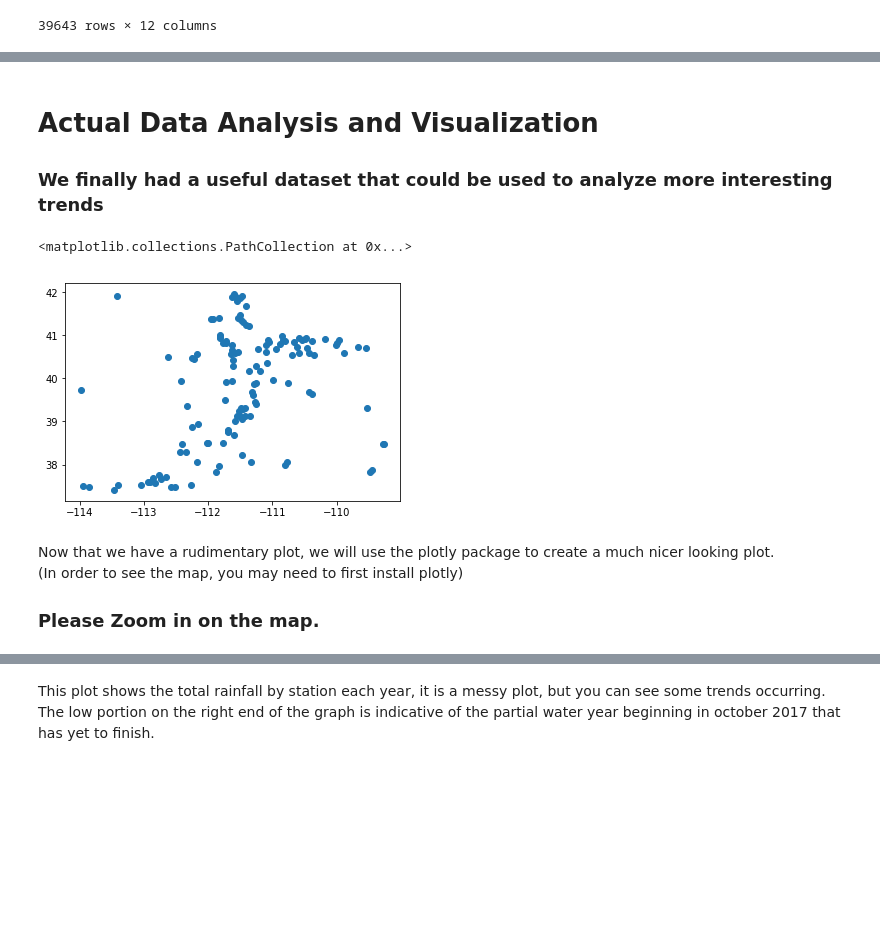
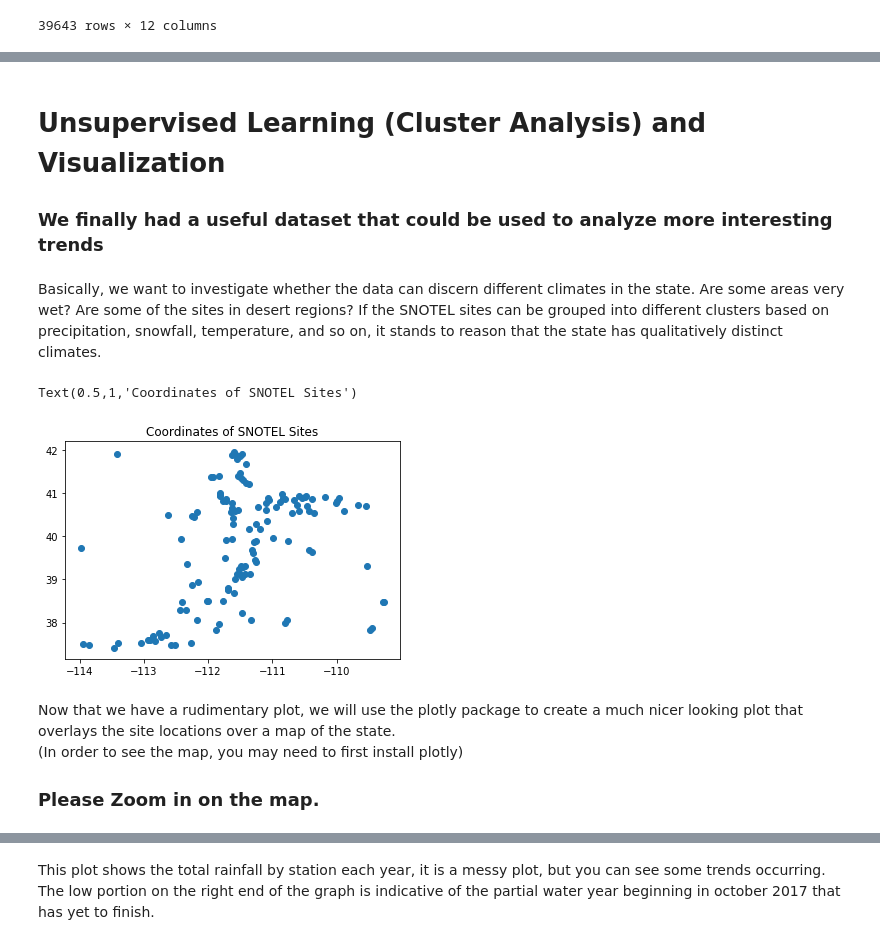
Before and after one commit to TravDraper/DS-Project, a Jupyter notebook: Snotel data project.ipynb, the cells around one changed output, grey strips where cells are left out. Drawn from its saved outputs; the diff is of its cells as text; code cells hidden in the pictures; blank space fills up the shorter version.

```diff
--- a/Snotel data project.ipynb
+++ b/Snotel data project.ipynb
@@ -528,13 +429,16 @@ snowfall
 # %% [markdown]
-# Actual Data Analysis and Visualization
+# Unsupervised Learning (Cluster Analysis) and Visualization
 ### We finally had a useful dataset that could be used to analyze more interesting trends
+# %% [markdown]
+Basically, we want to investigate whether the data can discern different climates in the state.  Are some areas very wet?  Are some of the sites in desert regions?  If the SNOTEL sites can be grouped into different clusters based on precipitation, snowfall, temperature, and so on, it stands to reason that the state has qualitatively distinct climates.
 # %%
 plt.scatter(sites['Longitude'],sites['Latitude'])
+plt.title('Coordinates of SNOTEL Sites')
 # %% [output]
-<matplotlib.collections.PathCollection at 0x...>
+Text(0.5,1,'Coordinates of SNOTEL Sites')
-[figure, old version]
+[figure, new version]
 # %% [markdown]
-Now that we have a rudimentary plot, we will use the plotly package to create a much nicer looking plot.
+Now that we have a rudimentary plot, we will use the plotly package to create a much nicer looking plot that overlays the site locations over a map of the state.
 (In order to see the map, you may need to first install plotly)
 ### Please Zoom in on the map.
 # %%
```
Also changed, not shown: parts of 42 cells of this notebook.
